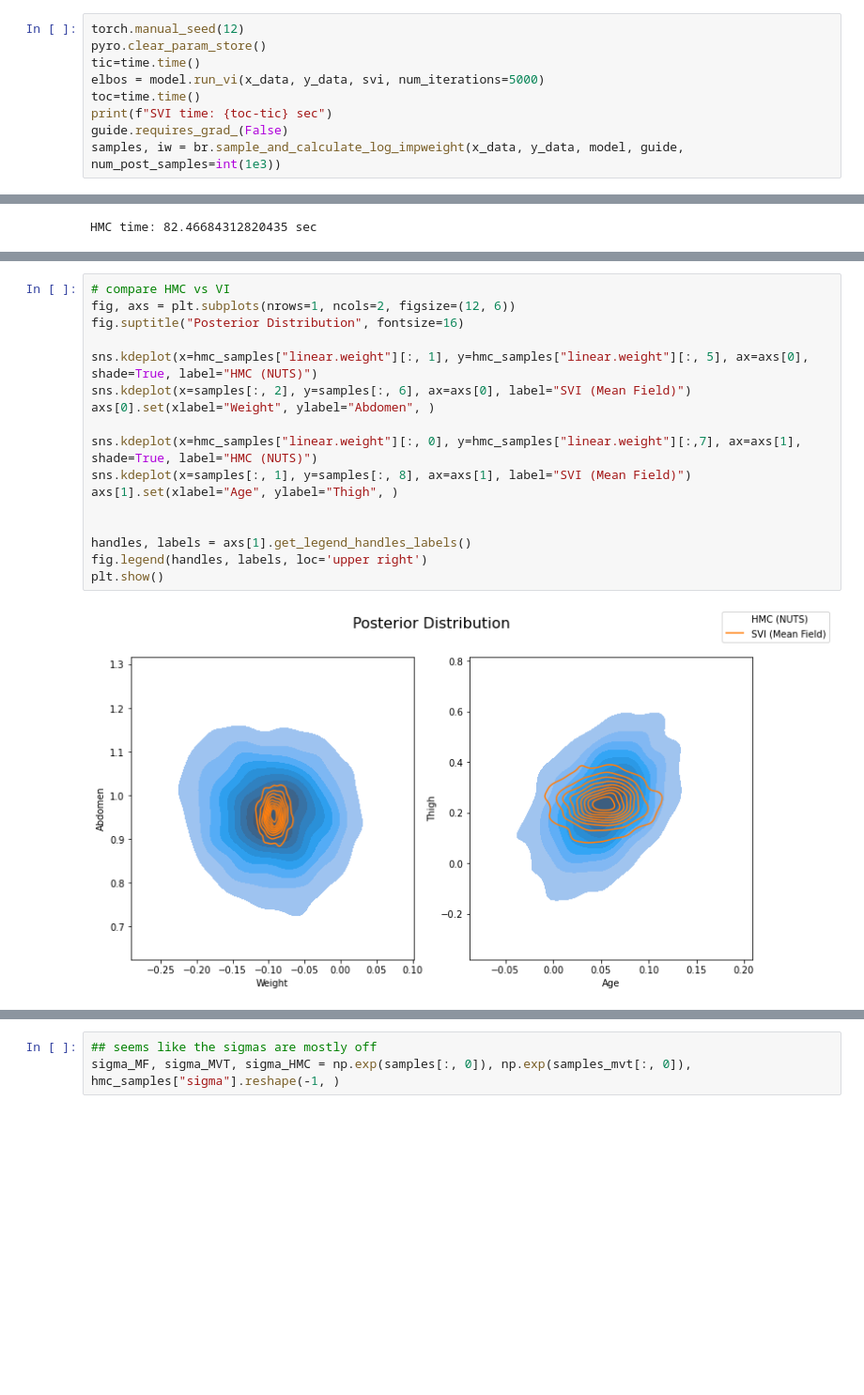
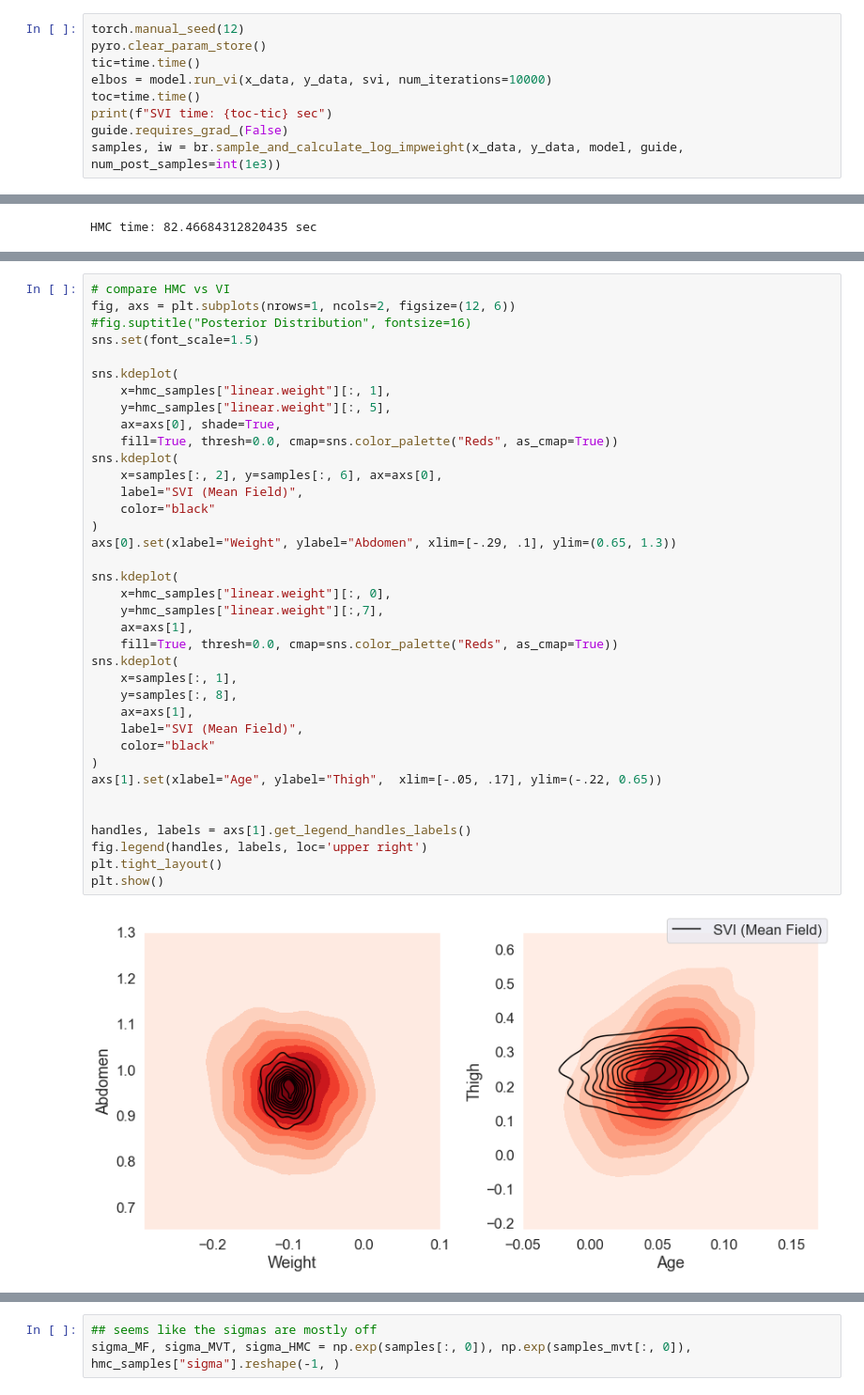
Before and after one commit to mkomod/variational-inference, a Jupyter notebook: py/bodyfat_regressions.ipynb, the cells around one changed output, grey strips where cells are left out. Shown: that part at 94% size. Saved outputs shown, nothing was run; the diff lists cells and outputs as text; blank space fills up the shorter version.

Commit message:
Some tidying, added charts.R for density plots

```diff
--- a/py/bodyfat_regressions.ipynb
+++ b/py/bodyfat_regressions.ipynb
@@ -44,7 +53,7 @@ svi = SVI(model, guide, adam, loss=Trace_ELBO())
 torch.manual_seed(12)
 pyro.clear_param_store()
 tic=time.time()
-elbos = model.run_vi(x_data, y_data, svi, num_iterations=5000)
+elbos = model.run_vi(x_data, y_data, svi, num_iterations=10000)
 toc=time.time()
 print(f"SVI time: {toc-tic} sec")
 guide.requires_grad_(False)
@@ -126,19 +145,39 @@ pd.DataFrame({
 # %%
 # compare HMC vs VI
 fig, axs = plt.subplots(nrows=1, ncols=2, figsize=(12, 6))
-fig.suptitle("Posterior Distribution", fontsize=16)
+#fig.suptitle("Posterior Distribution", fontsize=16)
+sns.set(font_scale=1.5)
 
-sns.kdeplot(x=hmc_samples["linear.weight"][:, 1], y=hmc_samples["linear.weight"][:, 5], ax=axs[0], shade=True, label="HMC (NUTS)")
-sns.kdeplot(x=samples[:, 2], y=samples[:, 6], ax=axs[0], label="SVI (Mean Field)")
-axs[0].set(xlabel="Weight", ylabel="Abdomen", )
+sns.kdeplot(
+    x=hmc_samples["linear.weight"][:, 1],
+    y=hmc_samples["linear.weight"][:, 5],
+    ax=axs[0], shade=True,
+    fill=True, thresh=0.0, cmap=sns.color_palette("Reds", as_cmap=True))
+sns.kdeplot(
+    x=samples[:, 2], y=samples[:, 6], ax=axs[0],
+    label="SVI (Mean Field)",
+    color="black"
+)
+axs[0].set(xlabel="Weight", ylabel="Abdomen", xlim=[-.29, .1], ylim=(0.65, 1.3))
 
-sns.kdeplot(x=hmc_samples["linear.weight"][:, 0], y=hmc_samples["linear.weight"][:,7], ax=axs[1], shade=True, label="HMC (NUTS)")
-sns.kdeplot(x=samples[:, 1], y=samples[:, 8], ax=axs[1], label="SVI (Mean Field)")
-axs[1].set(xlabel="Age", ylabel="Thigh", )
+sns.kdeplot(
+    x=hmc_samples["linear.weight"][:, 0],
+    y=hmc_samples["linear.weight"][:,7],
+    ax=axs[1],
+    fill=True, thresh=0.0, cmap=sns.color_palette("Reds", as_cmap=True))
+sns.kdeplot(
+    x=samples[:, 1],
+    y=samples[:, 8],
+    ax=axs[1],
+    label="SVI (Mean Field)",
+    color="black"
+)
+axs[1].set(xlabel="Age", ylabel="Thigh",  xlim=[-.05, .17], ylim=(-.22, 0.65))
 
 
 handles, labels = axs[1].get_legend_handles_labels()
 fig.legend(handles, labels, loc='upper right')
+plt.tight_layout()
 plt.show()
 # %% [output]
-[figure, old version]
+[figure, new version]
```
Also changed, not shown: parts of 21 cells of this notebook, 10 other files.
